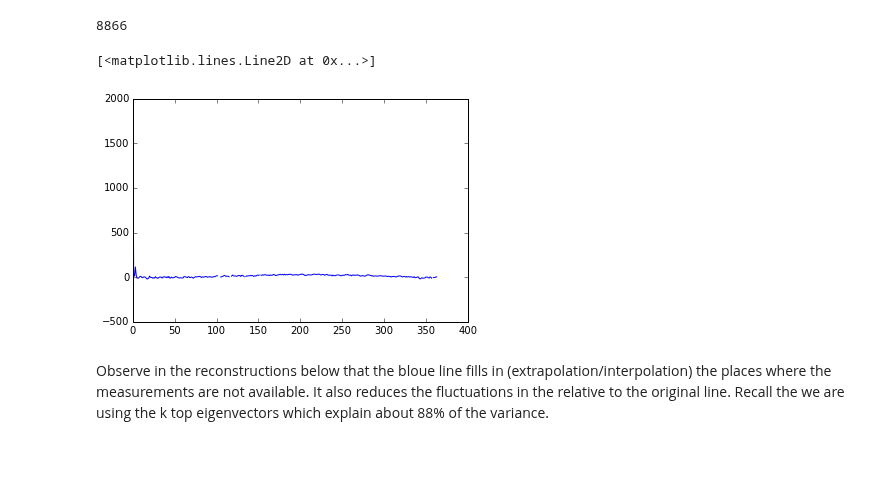
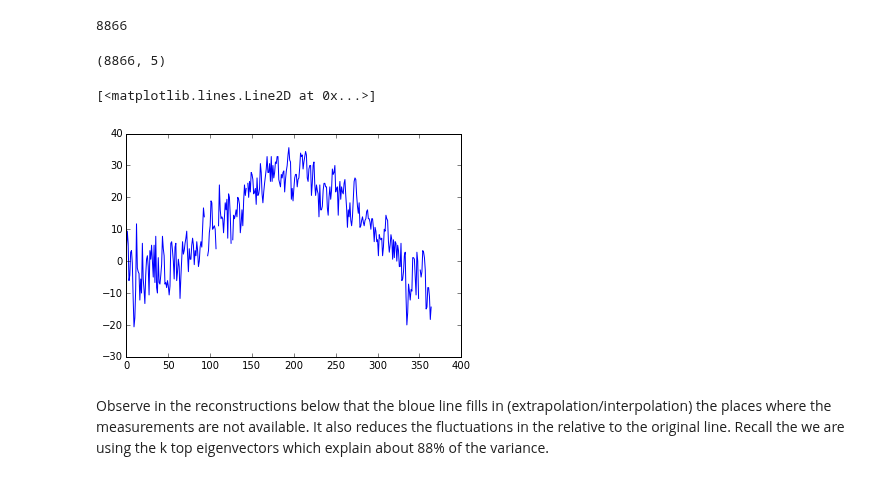
Before and after one commit to snazrul1/ssnazrul, a Jupyter notebook: DSE200/day_3_models_and_learning/02_Weather Analysis.V2.ipynb, the cells around one changed output. Cells and saved outputs as stored; diff of their text form; code cells hidden in the pictures.

```diff
--- a/DSE200/day_3_models_and_learning/02_Weather Analysis.V2.ipynb
+++ b/DSE200/day_3_models_and_learning/02_Weather Analysis.V2.ipynb
@@ -636,3 +635,7 @@ np.prod?
+# %%
+T.shape
+# %% [output]
+(8866, 5)
 # %%
 %matplotlib inline
 def plot_reconstructions(T,K=10,rows=2,columns=7):
@@ -652,8 +658,9 @@ def plot_reconstructions(T,K=10,rows=2,columns=7):
-# %%
-plot(Djoined.ix[20,1:365])
-# %% [output]
-[<matplotlib.lines.Line2D at 0x...>]
-[figure, removed]
+# %%
+y=Djoined.ix[20,9:-9].values.astype(float)
+plot(y)
+# %% [output]
+[<matplotlib.lines.Line2D at 0x...>]
+[figure, added]
 # %% [markdown]
 Observe in the reconstructions below that the bloue line fills in (extrapolation/interpolation) the places where the measurements are not available. It also reduces the fluctuations in the relative to the original line. Recall the we are using the k top eigenvectors which explain about 88% of the variance.
 # %%
```
Also changed, not shown: parts of 13 cells of this notebook, 3 other files.
